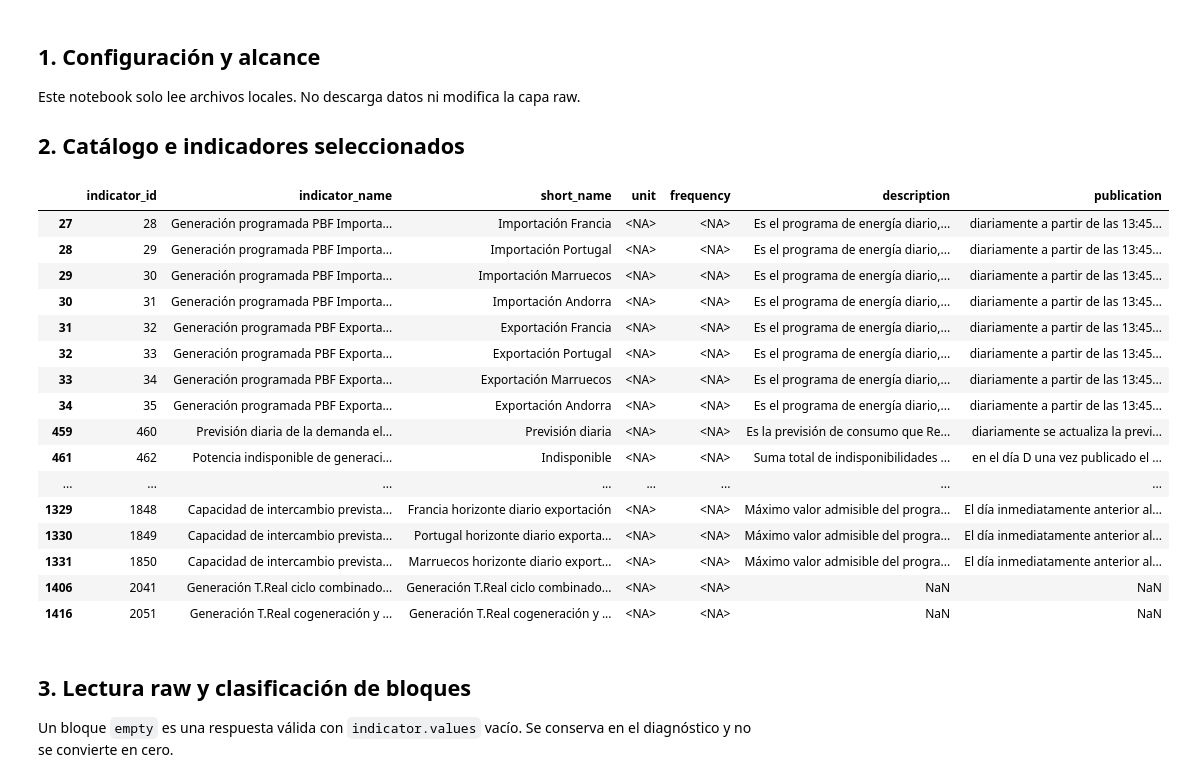
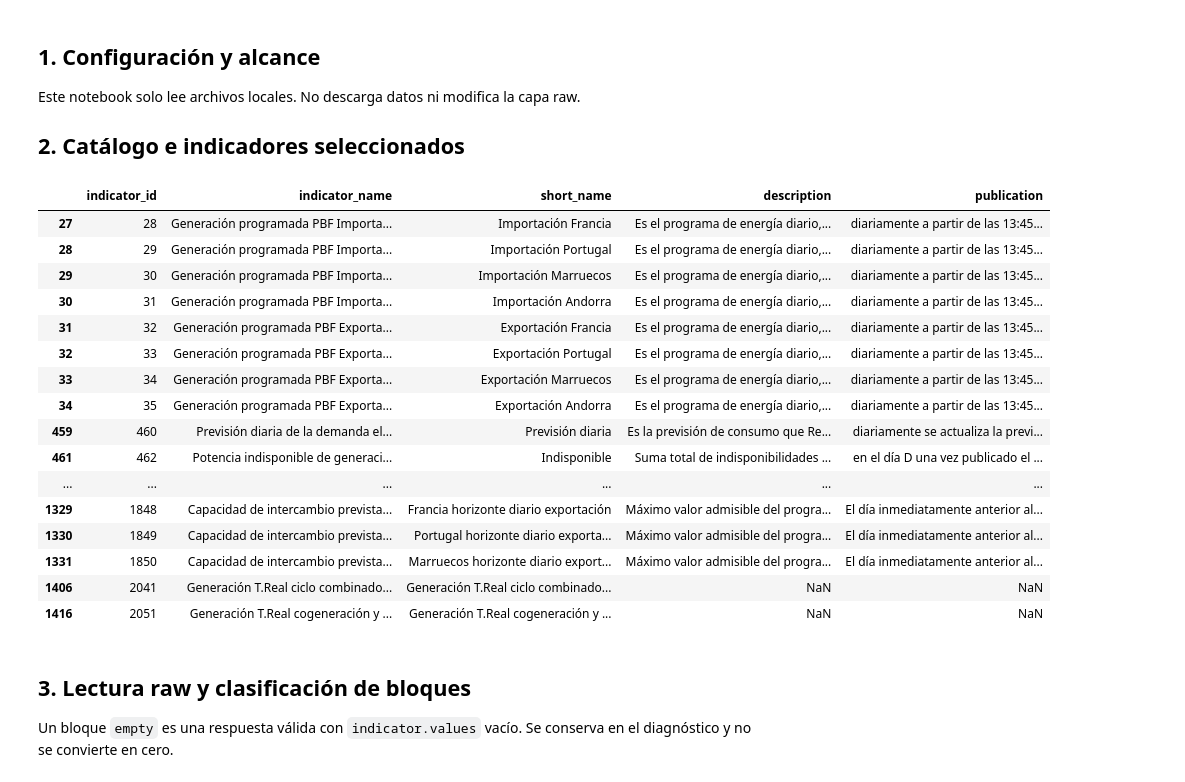
Before and after one commit to clauaccenture/odb-challenge-energy-optimizer, a Jupyter notebook: notebooks/02_calidad_esios.ipynb, the cells around one changed output. Cells and saved outputs as stored; diff of their text form; code cells hidden in the pictures.

```diff
--- a/notebooks/02_calidad_esios.ipynb
+++ b/notebooks/02_calidad_esios.ipynb
@@ -58,39 +58,37 @@ Este notebook solo lee archivos locales. No descarga datos ni modifica la capa r
 # %%
 if not CATALOG_PATH.exists():
     raise FileNotFoundError(f"No existe el catálogo guardado: {CATALOG_PATH}")
 
 catalog = pd.read_csv(CATALOG_PATH)
 catalog["id"] = pd.to_numeric(catalog["id"], errors="coerce").astype("Int64")
 selected_catalog = catalog[catalog["id"].isin(INDICATOR_IDS)].copy()
 missing_ids = sorted(set(INDICATOR_IDS) - set(selected_catalog["id"].dropna().astype(int)))
 if missing_ids:
     raise ValueError(f"Indicadores seleccionados ausentes del catálogo: {missing_ids}")
 
 selected_catalog = selected_catalog.rename(columns={"id": "indicator_id", "name": "indicator_name"})
 for column in ("short_name", "description", "publication"):
     if column not in selected_catalog:
         selected_catalog[column] = pd.NA
-selected_catalog["unit"] = pd.NA
-selected_catalog["frequency"] = pd.NA
-selected_catalog[["indicator_id", "indicator_name", "short_name", "unit", "frequency", "description", "publication"]]
+selected_catalog[["indicator_id", "indicator_name", "short_name", "description", "publication"]]
 # %% [output]
-|  | indicator_id | indicator_name | short_name | unit | frequency | description | publication |
-| 27 | 28 | Generación programada PBF Importa... | Importación Francia | <NA> | <NA> | Es el programa de energía diario,... | diariamente a partir de las 13:45... |
-| 28 | 29 | Generación programada PBF Importa... | Importación Portugal | <NA> | <NA> | Es el programa de energía diario,... | diariamente a partir de las 13:45... |
-| 29 | 30 | Generación programada PBF Importa... | Importación Marruecos | <NA> | <NA> | Es el programa de energía diario,... | diariamente a partir de las 13:45... |
-| 30 | 31 | Generación programada PBF Importa... | Importación Andorra | <NA> | <NA> | Es el programa de energía diario,... | diariamente a partir de las 13:45... |
-| 31 | 32 | Generación programada PBF Exporta... | Exportación Francia | <NA> | <NA> | Es el programa de energía diario,... | diariamente a partir de las 13:45... |
-| 32 | 33 | Generación programada PBF Exporta... | Exportación Portugal | <NA> | <NA> | Es el programa de energía diario,... | diariamente a partir de las 13:45... |
-| 33 | 34 | Generación programada PBF Exporta... | Exportación Marruecos | <NA> | <NA> | Es el programa de energía diario,... | diariamente a partir de las 13:45... |
-| 34 | 35 | Generación programada PBF Exporta... | Exportación Andorra | <NA> | <NA> | Es el programa de energía diario,... | diariamente a partir de las 13:45... |
-| 459 | 460 | Previsión diaria de la demanda el... | Previsión diaria | <NA> | <NA> | Es la previsión de consumo que Re... | diariamente se actualiza la previ... |
-| 461 | 462 | Potencia indisponible de generaci... | Indisponible | <NA> | <NA> | Suma total de indisponibilidades ... | en el día D una vez publicado el ... |
-| ... | ... | ... | ... | ... | ... | ... | ... |
-| 1329 | 1848 | Capacidad de intercambio prevista... | Francia horizonte diario exportación | <NA> | <NA> | Máximo valor admisible del progra... | El día inmediatamente anterior al... |
-| 1330 | 1849 | Capacidad de intercambio prevista... | Portugal horizonte diario exporta... | <NA> | <NA> | Máximo valor admisible del progra... | El día inmediatamente anterior al... |
-| 1331 | 1850 | Capacidad de intercambio prevista... | Marruecos horizonte diario export... | <NA> | <NA> | Máximo valor admisible del progra... | El día inmediatamente anterior al... |
-| 1406 | 2041 | Generación T.Real ciclo combinado... | Generación T.Real ciclo combinado... | <NA> | <NA> | NaN | NaN |
-| 1416 | 2051 | Generación T.Real cogeneración y ... | Generación T.Real cogeneración y ... | <NA> | <NA> | NaN | NaN |
+|  | indicator_id | indicator_name | short_name | description | publication |
+| 27 | 28 | Generación programada PBF Importa... | Importación Francia | Es el programa de energía diario,... | diariamente a partir de las 13:45... |
+| 28 | 29 | Generación programada PBF Importa... | Importación Portugal | Es el programa de energía diario,... | diariamente a partir de las 13:45... |
+| 29 | 30 | Generación programada PBF Importa... | Importación Marruecos | Es el programa de energía diario,... | diariamente a partir de las 13:45... |
+| 30 | 31 | Generación programada PBF Importa... | Importación Andorra | Es el programa de energía diario,... | diariamente a partir de las 13:45... |
+| 31 | 32 | Generación programada PBF Exporta... | Exportación Francia | Es el programa de energía diario,... | diariamente a partir de las 13:45... |
+| 32 | 33 | Generación programada PBF Exporta... | Exportación Portugal | Es el programa de energía diario,... | diariamente a partir de las 13:45... |
+| 33 | 34 | Generación programada PBF Exporta... | Exportación Marruecos | Es el programa de energía diario,... | diariamente a partir de las 13:45... |
+| 34 | 35 | Generación programada PBF Exporta... | Exportación Andorra | Es el programa de energía diario,... | diariamente a partir de las 13:45... |
+| 459 | 460 | Previsión diaria de la demanda el... | Previsión diaria | Es la previsión de consumo que Re... | diariamente se actualiza la previ... |
+| 461 | 462 | Potencia indisponible de generaci... | Indisponible | Suma total de indisponibilidades ... | en el día D una vez publicado el ... |
+| ... | ... | ... | ... | ... | ... |
+| 1329 | 1848 | Capacidad de intercambio prevista... | Francia horizonte diario exportación | Máximo valor admisible del progra... | El día inmediatamente anterior al... |
+| 1330 | 1849 | Capacidad de intercambio prevista... | Portugal horizonte diario exporta... | Máximo valor admisible del progra... | El día inmediatamente anterior al... |
+| 1331 | 1850 | Capacidad de intercambio prevista... | Marruecos horizonte diario export... | Máximo valor admisible del progra... | El día inmediatamente anterior al... |
+| 1406 | 2041 | Generación T.Real ciclo combinado... | Generación T.Real ciclo combinado... | NaN | NaN |
+| 1416 | 2051 | Generación T.Real cogeneración y ... | Generación T.Real cogeneración y ... | NaN | NaN |
 # %% [markdown]
 ## 3. Lectura raw y clasificación de bloques
 
```
Also changed, not shown: 2 other files.
